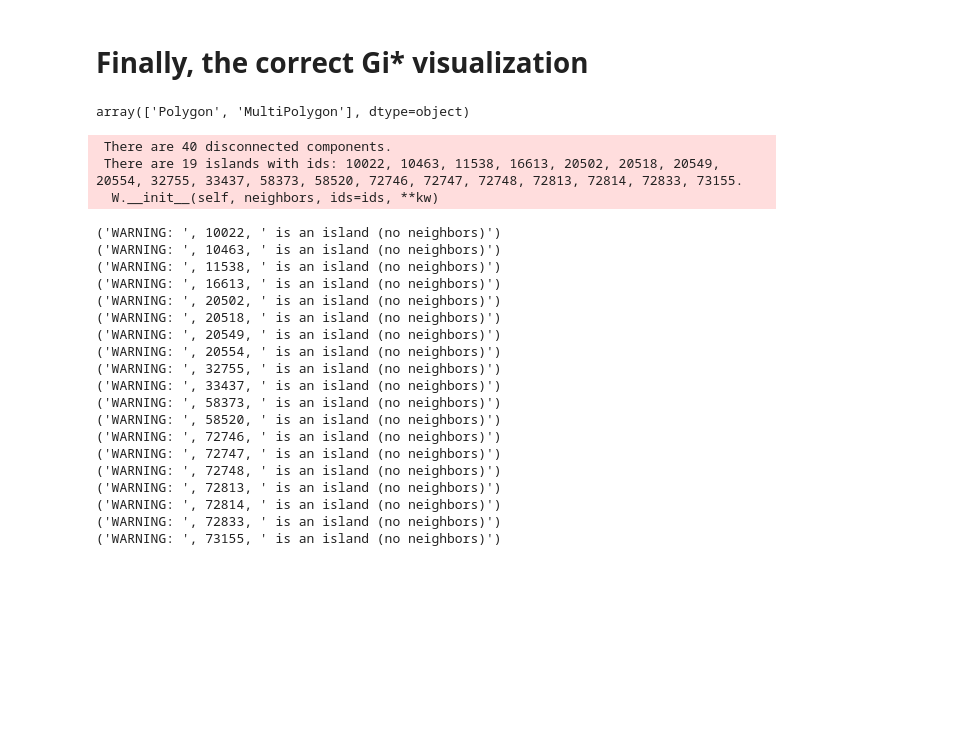
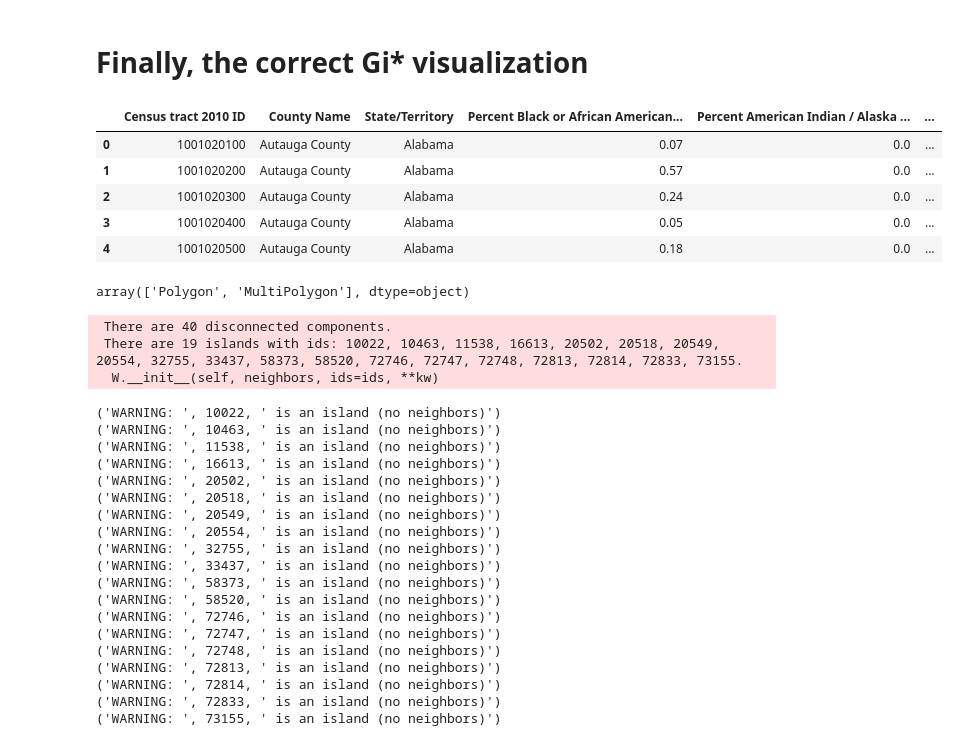
Before and after one commit to haylee360/j40-data-exploration, a Jupyter notebook: docs/gistar-CORRECT.ipynb, the cells around one changed output. Drawn from its saved outputs; the diff is of its cells as text; code cells hidden in the pictures; blank space fills up the shorter version.

```diff
--- a/docs/gistar-CORRECT.ipynb
+++ b/docs/gistar-CORRECT.ipynb
@@ -30,3 +30,12 @@ comm_v2 = pd.read_csv(os.path.join(base_dir, "data", "2.0-communities.csv"))
 
 # Version 2.0 shapefile data
 v2_geo = gpd.read_file(os.path.join(base_dir, "data", "2.0-shapefile-codebook", "usa", "usa.shp"))
+# %%
+comm_v2.head()
+# %% [output]
+|  | Census tract 2010 ID | County Name | State/Territory | Percent Black or African American... | Percent American Indian / Alaska ... | ... |
+| 0 | 1001020100 | Autauga County | Alabama | 0.07 | 0.0 | ... |
+| 1 | 1001020200 | Autauga County | Alabama | 0.57 | 0.0 | ... |
+| 2 | 1001020300 | Autauga County | Alabama | 0.24 | 0.0 | ... |
+| 3 | 1001020400 | Autauga County | Alabama | 0.05 | 0.0 | ... |
+| 4 | 1001020500 | Autauga County | Alabama | 0.18 | 0.0 | ... |
```
Also changed, not shown: parts of 6 cells of this notebook, 2 other files.
